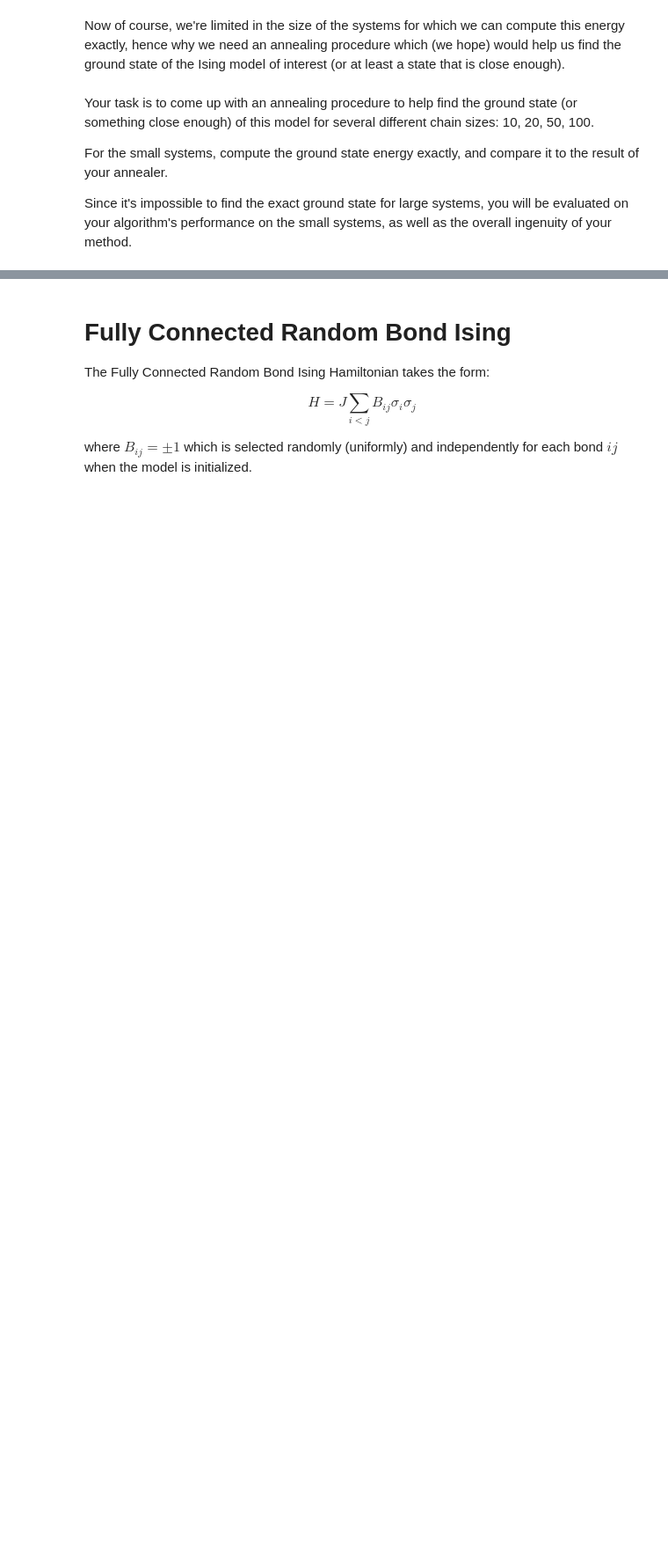
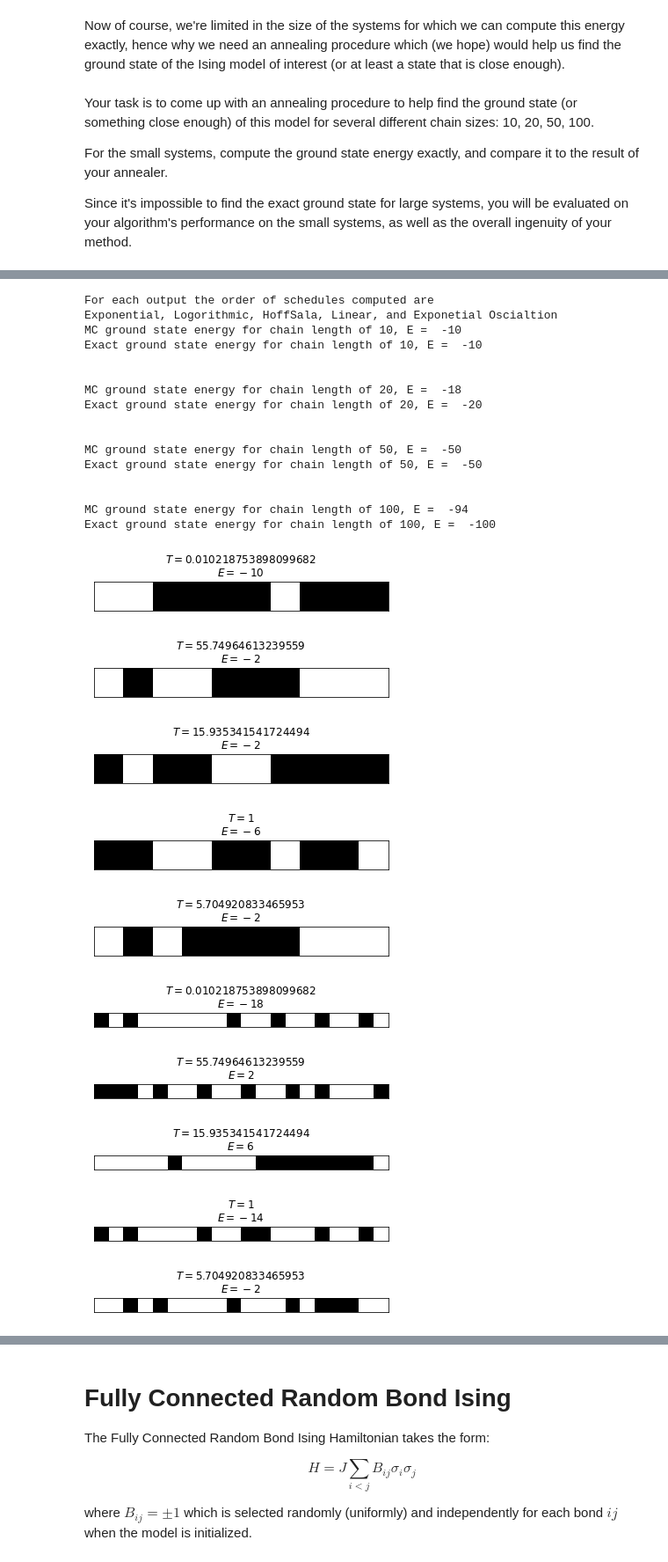
Before and after one commit to MelkoCollective/CDL_2020, a Jupyter notebook: Project_4_Ising_Annealer/Task_2.ipynb, the cells around one changed output, grey strips where cells are left out. Shown at 88% size. Drawn from its saved outputs; the diff is of its cells as text; code cells hidden in the pictures; blank space fills up the shorter version.

```diff
--- a/Project_4_Ising_Annealer/Task_2.ipynb
+++ b/Project_4_Ising_Annealer/Task_2.ipynb
@@ -128,6 +129,3 @@ Your task is to come up with an annealing procedure to help find the ground stat
 For the small systems, compute the ground state energy exactly, and compare it to the result of your annealer.
 
 Since it's impossible to find the exact ground state for large systems, you will be evaluated on your algorithm's performance on the small systems, as well as the overall ingenuity of your method.
-# %%
-# your solution here
-ising = RandomBondIsing1DPBC(100, J=1.)
@@ -133,0 +181,43 @@ ising = RandomBondIsing1DPBC(100, J=1.)
+# %%
+def mc_ground_state_energy(ising, n, steps=1000):
+    ising = ising(n, J=1)
+    E_vals = []
+    for t in range(steps):
+        E_vals.append(ising.mc_step(T=1.0))
+
+    return np.min(E_vals)
+# %%
+print('For each output the order of schedules computed are \nExponential, Logarithmic, HoffSala, Linear, and Exponential Oscialtion')
+for n in [10, 20, 50, 100]:
+    ising = RandomBondIsing1DPBC(n, J=1)
+    for T in [T_exp, T_log, T_HS, T_linear, T_expOsc]:
+        IsingAnimator(ising).run_animation(T)
+    print(f'\nMC ground state energy for chain length of {n}, E = ', mc_ground_state_energy(RandomBondIsing1DPBC, n))
+    print(f'Exact ground state energy for chain length of {n}, E = ', -n)
+# %% [output]
+For each output the order of schedules computed are
+Exponential, Logorithmic, HoffSala, Linear, and Exponetial Oscialtion
+MC ground state energy for chain length of 10, E =  -10
+Exact ground state energy for chain length of 10, E =  -10
+
+
+MC ground state energy for chain length of 20, E =  -18
+Exact ground state energy for chain length of 20, E =  -20
+
+
+MC ground state energy for chain length of 50, E =  -50
+Exact ground state energy for chain length of 50, E =  -50
+
+
+MC ground state energy for chain length of 100, E =  -94
+Exact ground state energy for chain length of 100, E =  -100
+[figure, added]
+[figure, added]
+[figure, added]
+[figure, added]
+[figure, added]
+[figure, added]
+[figure, added]
+[figure, added]
+[figure, added]
+[figure, added]
```
Also changed, not shown: parts of 32 cells of this notebook, 1 other file.
